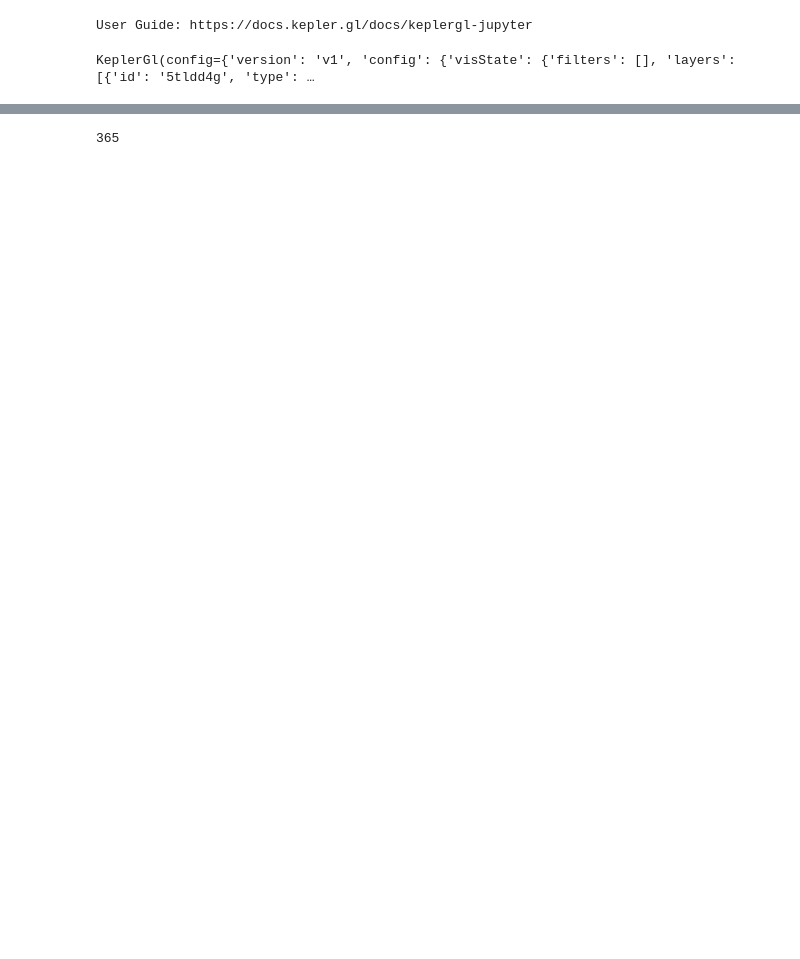
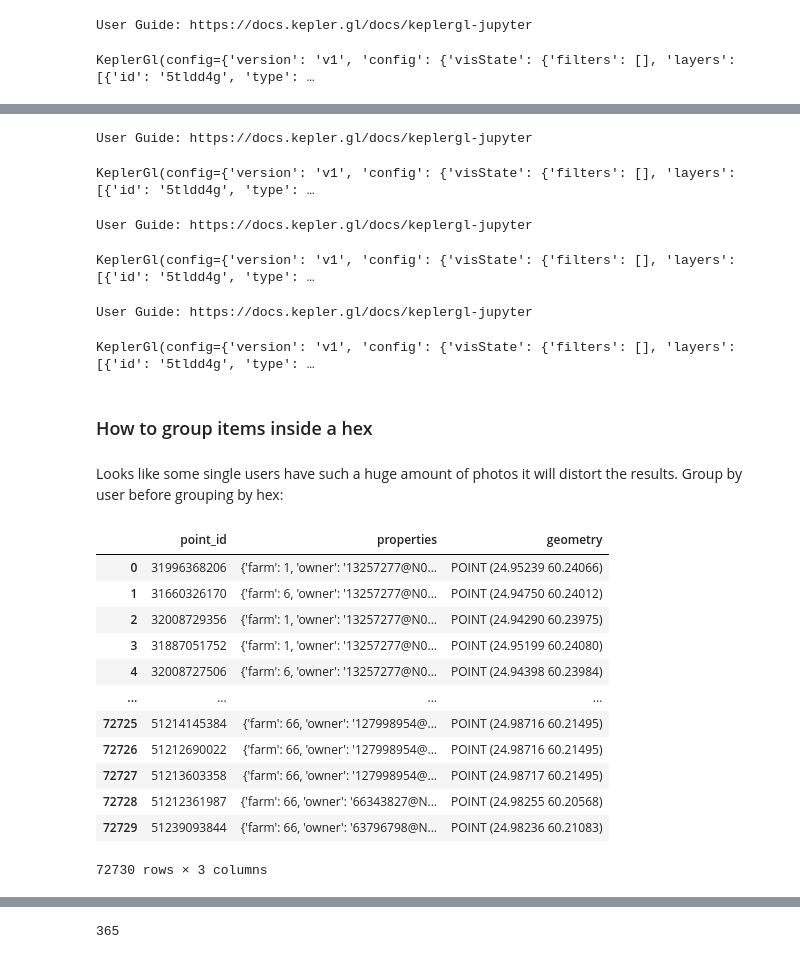
Before and after one commit to GispoCoding/geoviz-notebooks, a Jupyter notebook: notebooks/visualize.ipynb, the cells around one changed output, grey strips where cells are left out. Saved outputs shown, nothing was run; the diff lists cells and outputs as text; code cells hidden in the pictures; blank space fills up the shorter version.

```diff
--- a/notebooks/visualize.ipynb
+++ b/notebooks/visualize.ipynb
@@ -315,0 +324,37 @@ map.config
+# %%
+get_h3_map(culture, 9, config=config)
+# %% [output]
+User Guide: https://docs.kepler.gl/docs/keplergl-jupyter
+KeplerGl(config={'version': 'v1', 'config': {'visState': {'filters': [], 'layers': [{'id': '5tldd4g', 'type': …
+# %%
+get_h3_map(shops, 9, config=config)
+# %% [output]
+User Guide: https://docs.kepler.gl/docs/keplergl-jupyter
+KeplerGl(config={'version': 'v1', 'config': {'visState': {'filters': [], 'layers': [{'id': '5tldd4g', 'type': …
+# %%
+get_h3_map(photos, 9, config=config)
+# %% [output]
+User Guide: https://docs.kepler.gl/docs/keplergl-jupyter
+KeplerGl(config={'version': 'v1', 'config': {'visState': {'filters': [], 'layers': [{'id': '5tldd4g', 'type': …
+# %% [markdown]
+### How to group items inside a hex
+# %% [markdown]
+Looks like some single users have such a huge amount of photos it will distort the results. Group by user before grouping by hex:
+# %%
+RESOLUTION = 9
+photos_frame = to_gdf(photos)
+photos_frame
+# %% [output]
+|  | point_id | properties | geometry |
+| 0 | 31996368206 | {'farm': 1, 'owner': '13257277@N0... | POINT (24.95239 60.24066) |
+| 1 | 31660326170 | {'farm': 6, 'owner': '13257277@N0... | POINT (24.94750 60.24012) |
+| 2 | 32008729356 | {'farm': 1, 'owner': '13257277@N0... | POINT (24.94290 60.23975) |
+| 3 | 31887051752 | {'farm': 1, 'owner': '13257277@N0... | POINT (24.95199 60.24080) |
+| 4 | 32008727506 | {'farm': 6, 'owner': '13257277@N0... | POINT (24.94398 60.23984) |
+| ... | ... | ... | ... |
+| 72725 | 51214145384 | {'farm': 66, 'owner': '127998954@... | POINT (24.98716 60.21495) |
+| 72726 | 51212690022 | {'farm': 66, 'owner': '127998954@... | POINT (24.98716 60.21495) |
+| 72727 | 51213603358 | {'farm': 66, 'owner': '127998954@... | POINT (24.98717 60.21495) |
+| 72728 | 51212361987 | {'farm': 66, 'owner': '66343827@N... | POINT (24.98255 60.20568) |
+| 72729 | 51239093844 | {'farm': 66, 'owner': '63796798@N... | POINT (24.98236 60.21083) |
+72730 rows × 3 columns
```
Also changed, not shown: parts of 53 cells of this notebook.
